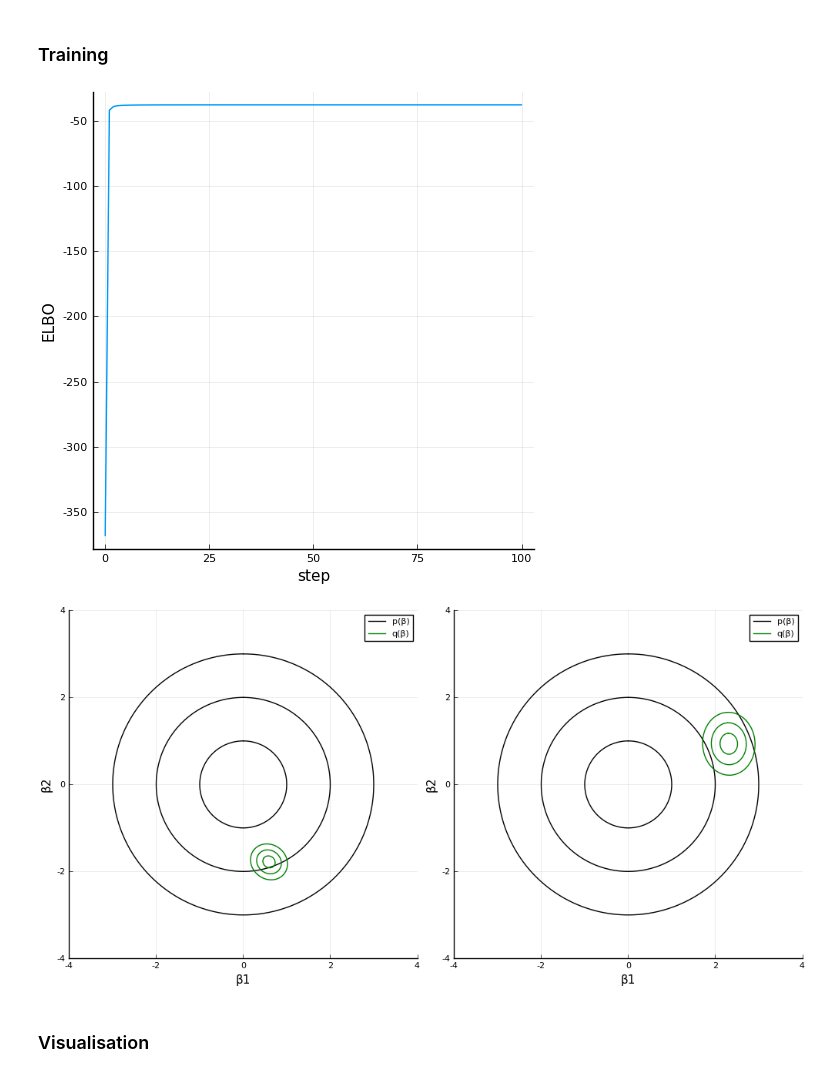
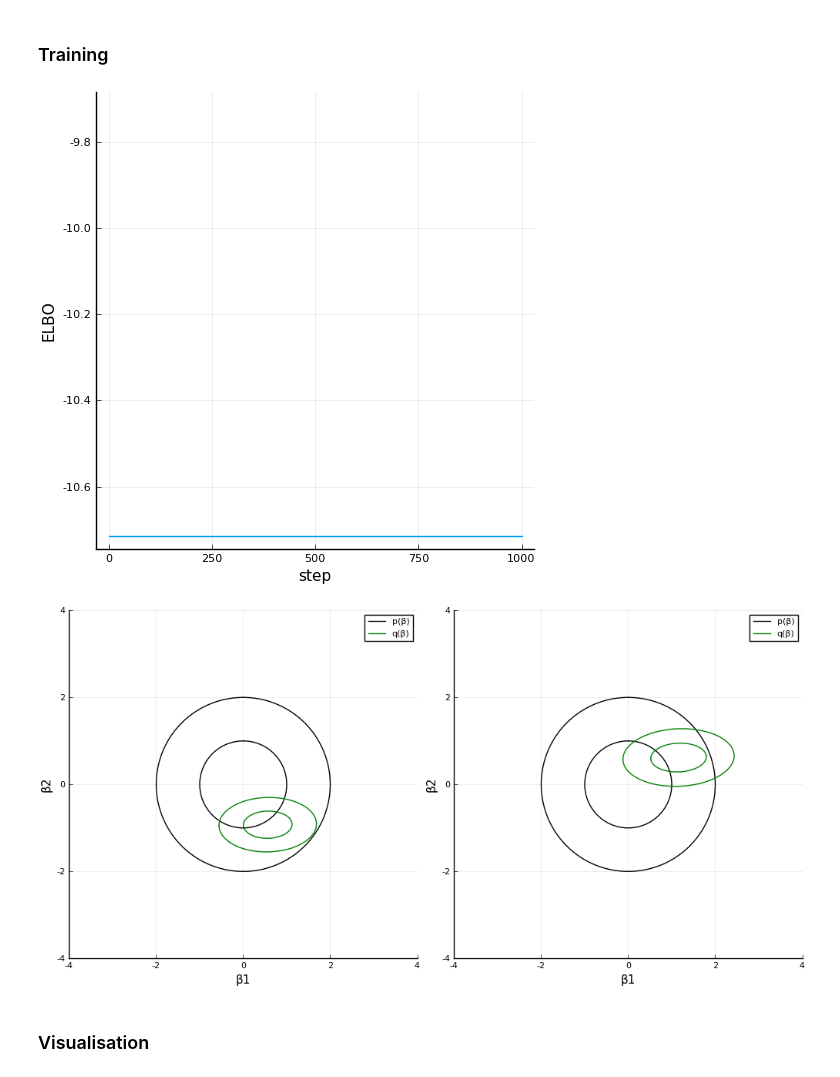
Before and after one commit to fnlandini/BayesianModels, a Jupyter notebook: examples/LogisticRegression.ipynb, the cells around one changed output. Saved outputs shown, nothing was run; the diff lists cells and outputs as text; code cells hidden in the pictures.

```diff
--- a/examples/LogisticRegression.ipynb
+++ b/examples/LogisticRegression.ipynb
@@ -36,7 +38,7 @@ function samplenormal(μ, Σ, size)
 end
 
 #sizecoeff = 1
-sizecoeff = 10
+sizecoeff = 1
 
 x1 = hcat(samplenormal(μ1, Σ1, 3* sizecoeff), samplenormal(μ2, Σ2, 2 * sizecoeff))
 x2 = samplenormal(μ3, Σ3, 5  * sizecoeff)
@@ -80,29 +82,29 @@ LogisticRegression{3}(
 ### Training
 # %%
 # Number of training step. One step will update both the β and ω parameter.
-nsteps = 100
+nsteps = 1000
 elbos = [elbo(model, X, z)]
 
 for step in 1:nsteps
     for param in getconjugateparams(model)
         stats = (X, z) |> param.stats
         accstats = dropdims(sum(stats, dims = 2), dims=2)
         update!(param.posterior, naturalparam(param.prior) + accstats)
     end
 
     # This is just for monitoring, not actually needed for training.
     push!(elbos, elbo(model, X, z))
 end
 
 ptraining = plot(
     0:nsteps, elbos,
     size=(500, 500),
     xlabel="step",
     ylabel="ELBO",
     legend=false
 )
 # %% [output]
-[figure, old version]
+[figure, new version]
 # %%
 l = @layout [a b]
 ppost1 = plot(xlims = (-4, 4), ylims = (-4, 4),
@@ -113,8 +115,8 @@ ppost1 = plot(xlims = (-4, 4), ylims = (-4, 4),
 Σ₀ = model.stickbreaking[1].β.prior.Σ
 μᵦ = model.stickbreaking[1].β.posterior.μ
 Σᵦ = model.stickbreaking[1].β.posterior.Σ
-plotnormal2d(ppost1, μ₀[1:2], Σ₀[1:2, 1:2], ncontours = 3, color = :black, label="p(β)")
-plotnormal2d(ppost1, μᵦ[1:2], Σᵦ[1:2, 1:2], ncontours = 3, color = :green, label="q(β)")
+plotnormal2d(ppost1, μ₀[1:2], Σ₀[1:2, 1:2], ncontours = 2, color = :black, label="p(β)")
+plotnormal2d(ppost1, μᵦ[1:2], Σᵦ[1:2, 1:2], ncontours = 2, color = :green, label="q(β)")
 
 ppost2 = plot(xlims = (-4, 4), ylims = (-4, 4),
               aspect_ratio=:equal, xlabel = "β1",
@@ -123,13 +125,13 @@ ppost2 = plot(xlims = (-4, 4), ylims = (-4, 4),
 Σ₀ = model.stickbreaking[2].β.prior.Σ
 μᵦ = model.stickbreaking[2].β.posterior.μ
 Σᵦ = model.stickbreaking[2].β.posterior.Σ
-plotnormal2d(ppost2, μ₀[1:2], Σ₀[1:2, 1:2], ncontours = 3, color = :black, label="p(β)")
-plotnormal2d(ppost2, μᵦ[1:2], Σᵦ[1:2, 1:2], ncontours = 3, color = :green, label="q(β)")
+plotnormal2d(ppost2, μ₀[1:2], Σ₀[1:2, 1:2], ncontours = 2, color = :black, label="p(β)")
+plotnormal2d(ppost2, μᵦ[1:2], Σᵦ[1:2, 1:2], ncontours = 2, color = :green, label="q(β)")
 
 
 plot(ppost1, ppost2, layout = l, size = (1000, 500))
 # %% [output]
-[figure, old version]
+[figure, new version]
 # %% [markdown]
 ### Visualisation
 # %%
```
Also changed, not shown: parts of 20 cells of this notebook.
